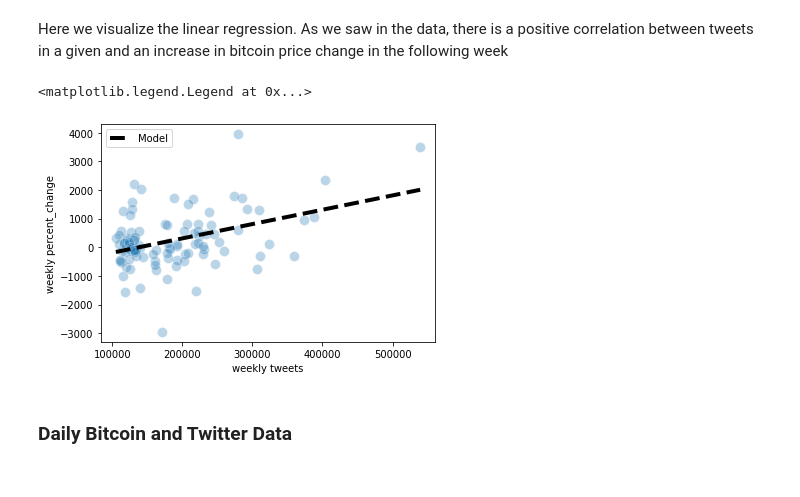
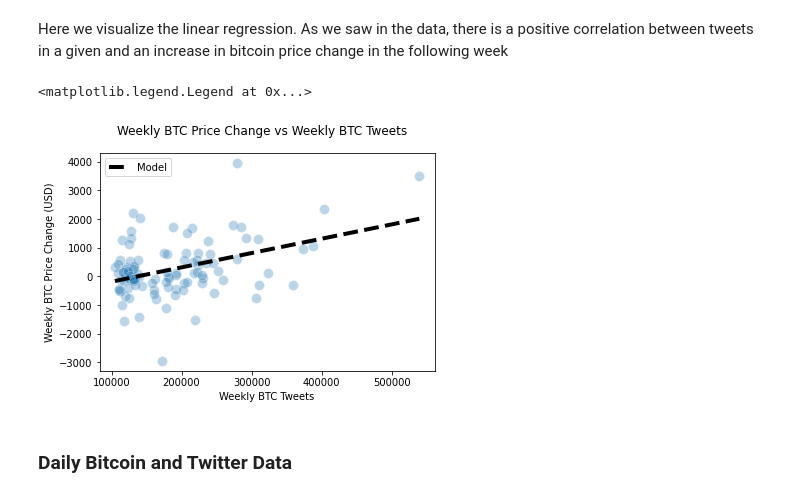
Before and after one commit to c5k1m/COGS108_Bitcoin_Data_Project, a Jupyter notebook: FinalProject_group009.ipynb, the cells around one changed output. Saved outputs shown, nothing was run; the diff lists cells and outputs as text; code cells hidden in the pictures.

Commit message:
rename charts

```diff
--- a/FinalProject_group009.ipynb
+++ b/FinalProject_group009.ipynb
@@ -470,17 +470,18 @@ Here we visualize the linear regression. As we saw in the data, there is a posit
 # %%
 sns.scatterplot(x='Tweets', y='PriceChange', data=btc_tweets_2019_2020_weekly_staggered, alpha=0.3, s=100)
 
 # Generate and plot the model fit line
 xs = np.arange(btc_tweets_2019_2020_weekly_staggered['Tweets'].min(), btc_tweets_2019_2020_weekly_staggered['Tweets'].max())
 ys = 0.0050 * xs -689.1985
 plt.plot(xs, ys, '--k', linewidth=4, label='Model')
 
-plt.xlabel('weekly tweets')
-plt.ylabel('weekly percent_change')
+plt.xlabel('Weekly BTC Tweets')
+plt.ylabel('Weekly BTC Price Change (USD)')
+plt.suptitle('Weekly BTC Price Change vs Weekly BTC Tweets', fontsize=12)
 plt.legend()
 # %% [output]
 <matplotlib.legend.Legend at 0x...>
-[figure, old version]
+[figure, new version]
 # %% [markdown]
 ### Daily Bitcoin and Twitter Data
 # %% [markdown]
```
Also changed, not shown: parts of 6 cells of this notebook.
